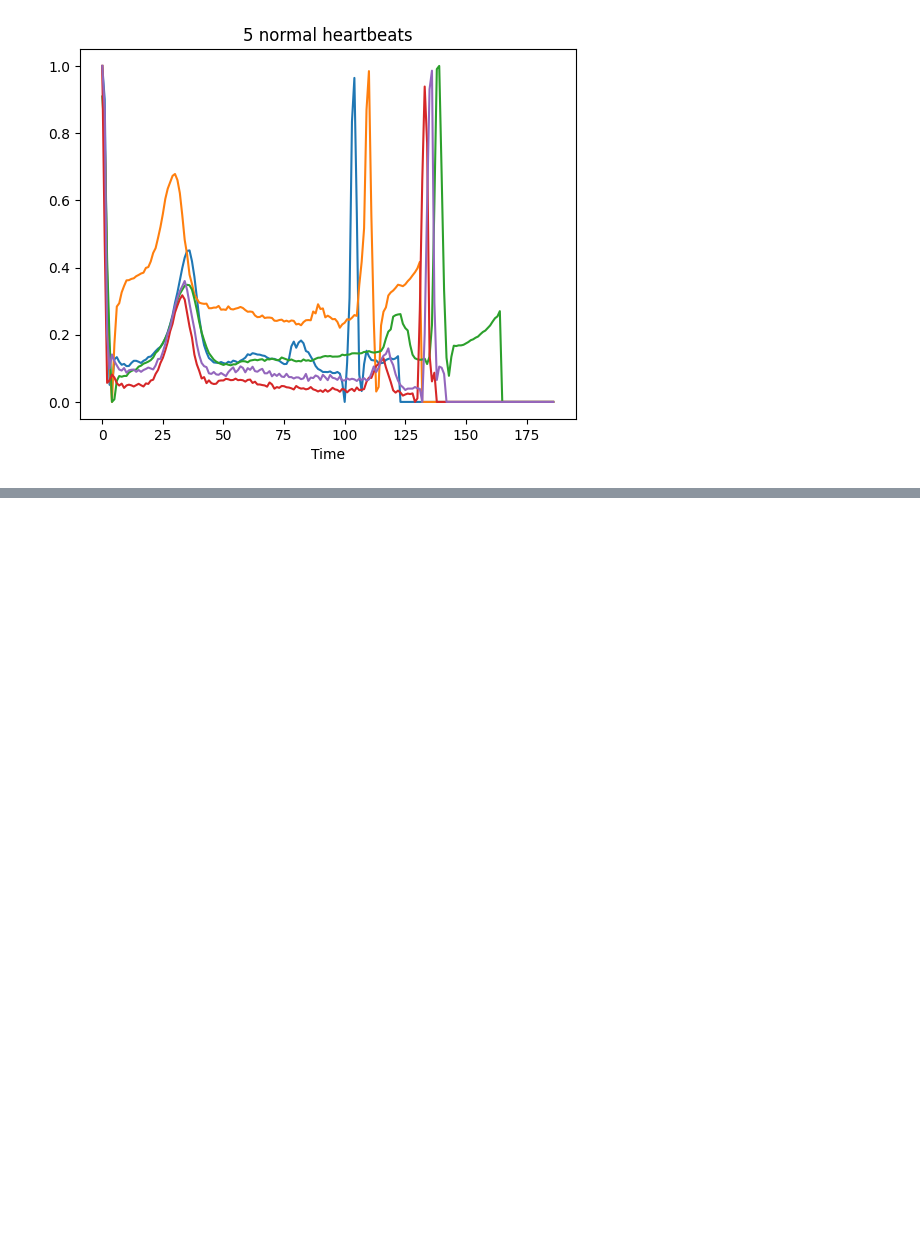
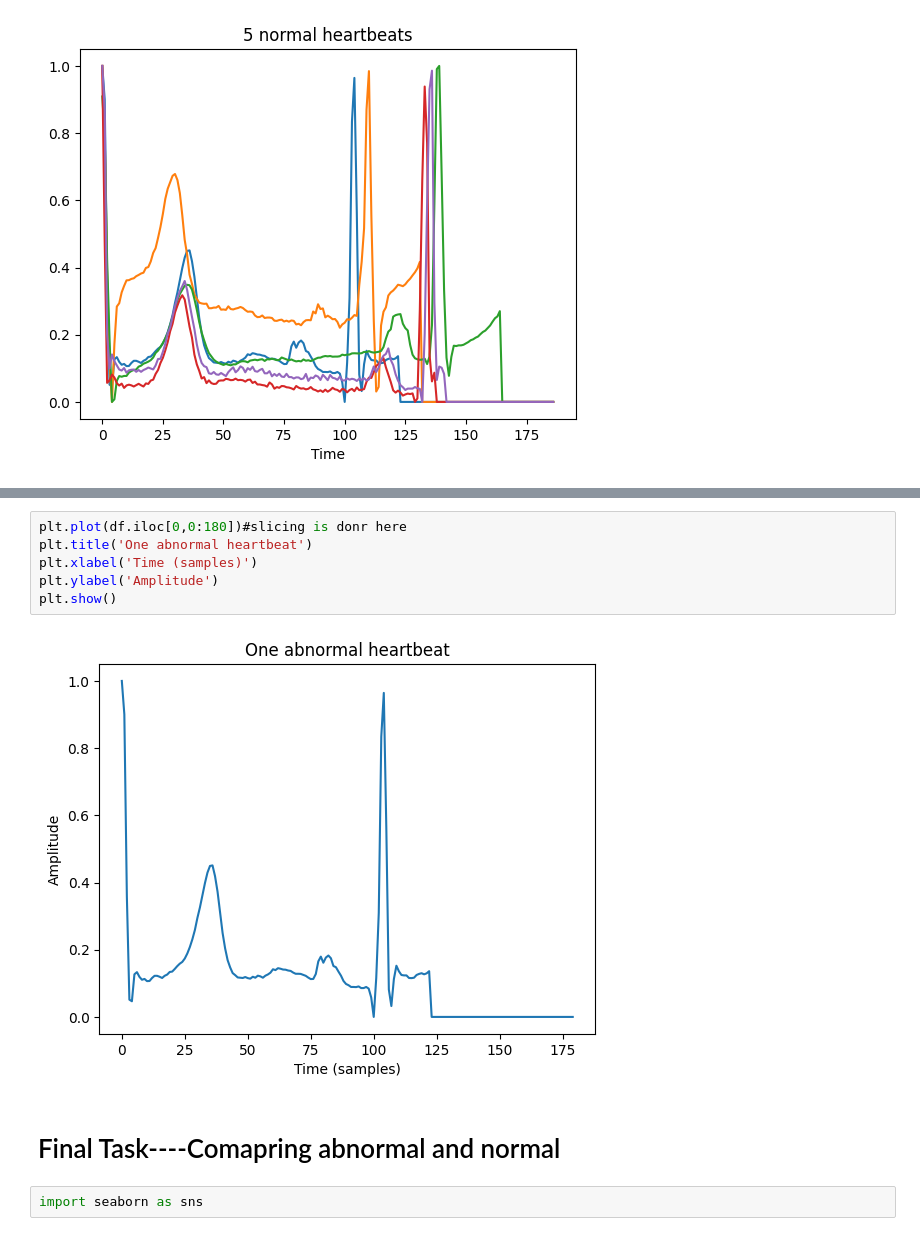
Before and after one commit to kavya-777/Programming_Journey, a Jupyter notebook: phase1/week1/heartbeatDataset_files/heartbeat-dataset-code.ipynb, the cells around one changed output, grey strips where cells are left out. Cells and saved outputs as stored; diff of their text form; blank space fills up the shorter version.

```diff
--- a/phase1/week1/heartbeatDataset_files/heartbeat-dataset-code.ipynb
+++ b/phase1/week1/heartbeatDataset_files/heartbeat-dataset-code.ipynb
@@ -129,0 +172,12 @@ plt.show()
+# %%
+plt.plot(df.iloc[0,0:180])#slicing is donr here
+plt.title('One abnormal heartbeat')
+plt.xlabel('Time (samples)')
+plt.ylabel('Amplitude')
+plt.show()
+# %% [output]
+[figure, added]
+# %% [markdown]
+# Final Task----Comapring abnormal and normal
+# %%
+import seaborn as sns
```
Also changed, not shown: parts of 5 cells of this notebook, 1 other file.
